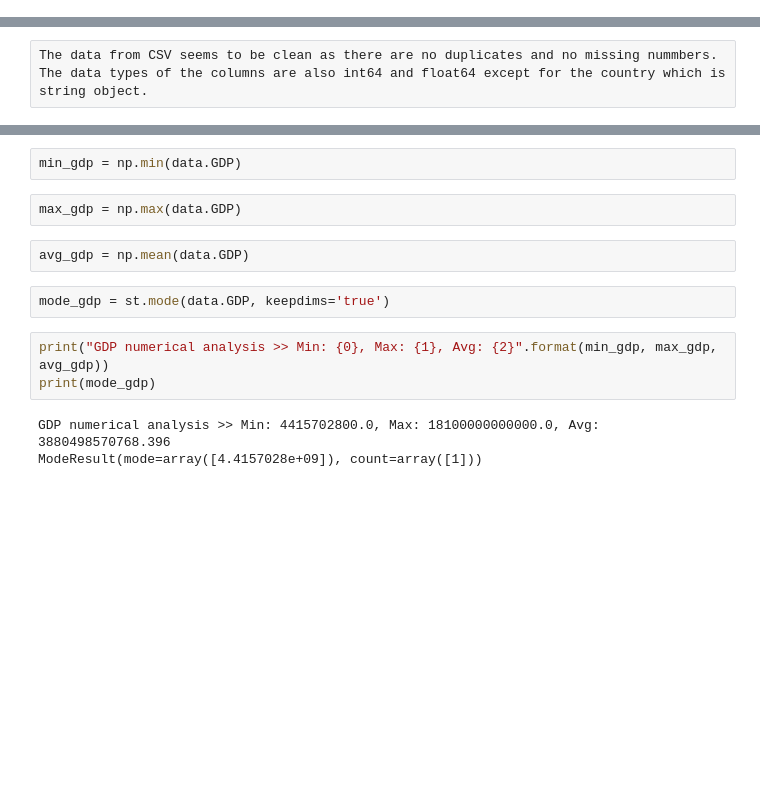
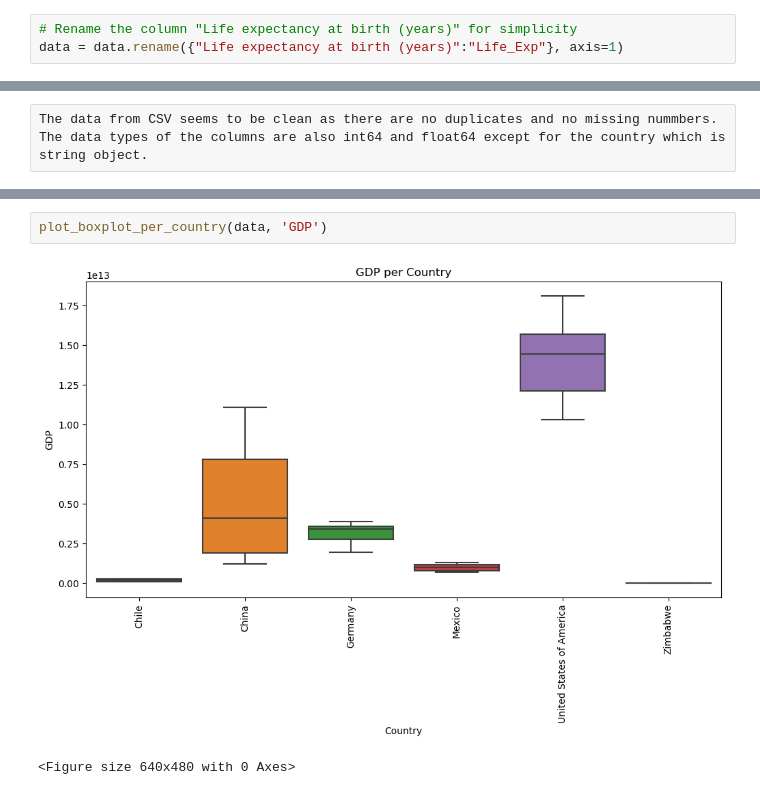
Before and after one commit to jhumayun/LifeExpectancyAndGDP, a Jupyter notebook: life_expectancy_gdp.ipynb, the cells around one changed output, grey strips where cells are left out. Cells and saved outputs as stored; diff of their text form; blank space fills up the shorter version.

Commit message:
Liniear regression and plots analysis

```diff
--- a/life_expectancy_gdp.ipynb
+++ b/life_expectancy_gdp.ipynb
@@ -65,0 +45,3 @@ dtype: int64
+# %%
+# Rename the column "Life expectancy at birth (years)" for simplicity
+data = data.rename({"Life expectancy at birth (years)":"Life_Exp"}, axis=1)
@@ -70,14 +198,5 @@ The data from CSV seems to be clean as there are no duplicates and no missing nu
 # %%
-min_gdp = np.min(data.GDP)
+plot_boxplot_per_country(data, 'GDP')
+# %% [output]
+[figure, added]
+<Figure size 640x480 with 0 Axes>
-# %%
-max_gdp = np.max(data.GDP)
-# %%
-avg_gdp = np.mean(data.GDP)
-# %%
-mode_gdp = st.mode(data.GDP, keepdims='true')
-# %%
-print("GDP numerical analysis >> Min: {0}, Max: {1}, Avg: {2}".format(min_gdp, max_gdp, avg_gdp))
-print(mode_gdp)
-# %% [output]
-GDP numerical analysis >> Min: 4415702800.0, Max: 18100000000000.0, Avg: 3880498570768.396
-ModeResult(mode=array([4.4157028e+09]), count=array([1]))
```
Also changed, not shown: parts of 13 cells of this notebook.
